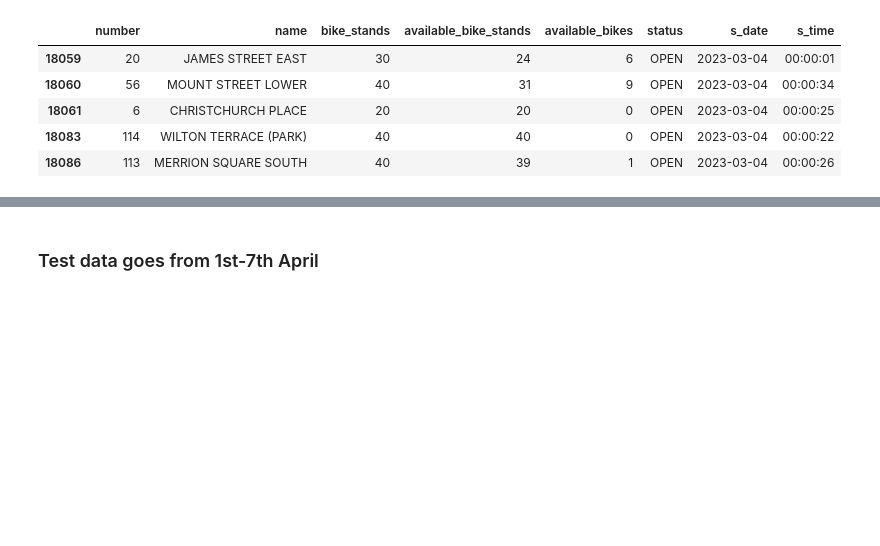
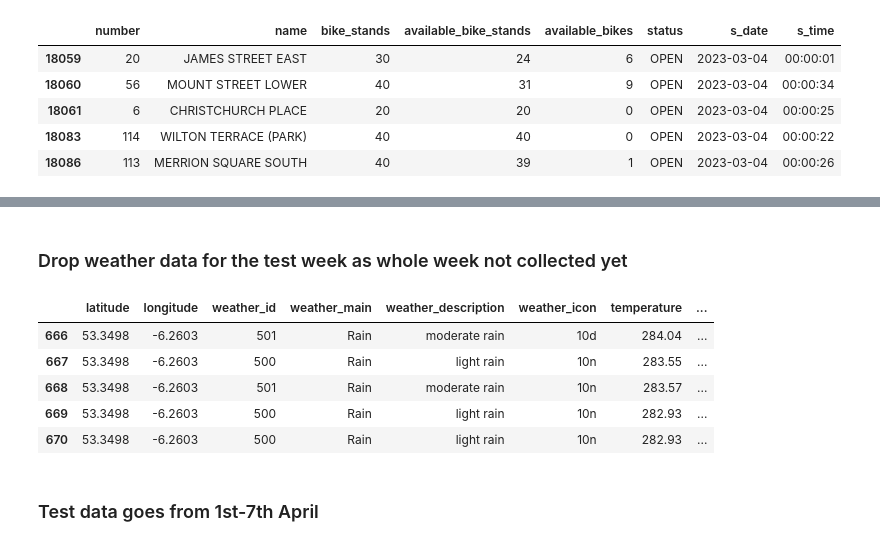
Before and after one commit to shuyaaaaaaa/Dublin-Bike, a Jupyter notebook: datamodel/model.ipynb, the cells around one changed output, grey strips where cells are left out. Cells and saved outputs as stored; diff of their text form; code cells hidden in the pictures; blank space fills up the shorter version.

```diff
--- a/datamodel/model.ipynb
+++ b/datamodel/model.ipynb
@@ -44,6 +61,19 @@ drop_dates.tail()
 | 935855 | 88 | BLACKHALL PLACE | 30 | 20 | 10 | OPEN | 2023-03-31 | 23:56:27 |
 | 935904 | 60 | NORTH CIRCULAR ROAD | 30 | 0 | 30 | OPEN | 2023-03-31 | 23:59:51 |
 | 935951 | 109 | BUCKINGHAM STREET LOWER | 29 | 16 | 13 | OPEN | 2023-03-31 | 23:59:49 |
+# %% [markdown]
+### Drop weather data for the test week as whole week not collected yet
+# %%
+df_weather['w_date'] = pd.to_datetime(df_weather['w_date'])
+drop_w=df_weather[df_weather['w_date'].dt.month != 4]
+drop_w.tail()
+# %% [output]
+|  | latitude | longitude | weather_id | weather_main | weather_description | weather_icon | temperature | ... |
+| 666 | 53.3498 | -6.2603 | 501 | Rain | moderate rain | 10d | 284.04 | ... |
+| 667 | 53.3498 | -6.2603 | 500 | Rain | light rain | 10n | 283.55 | ... |
+| 668 | 53.3498 | -6.2603 | 501 | Rain | moderate rain | 10n | 283.57 | ... |
+| 669 | 53.3498 | -6.2603 | 500 | Rain | light rain | 10n | 282.93 | ... |
+| 670 | 53.3498 | -6.2603 | 500 | Rain | light rain | 10n | 282.93 | ... |
 # %% [markdown]
 ### Test data goes from 1st-7th April
 # %%
```
Also changed, not shown: parts of 24 cells of this notebook, 3 other files.
